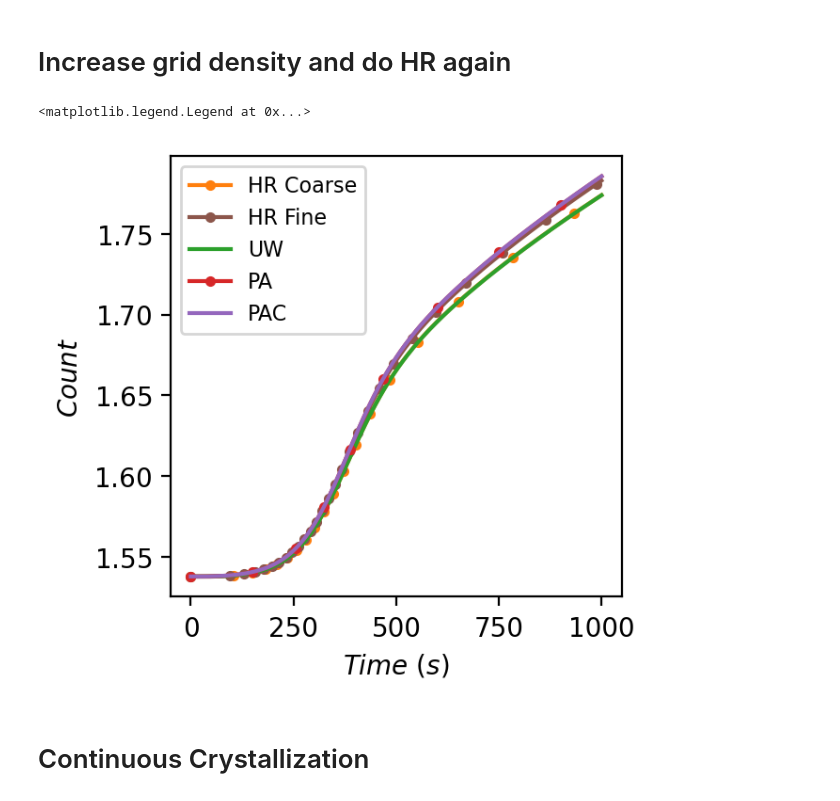
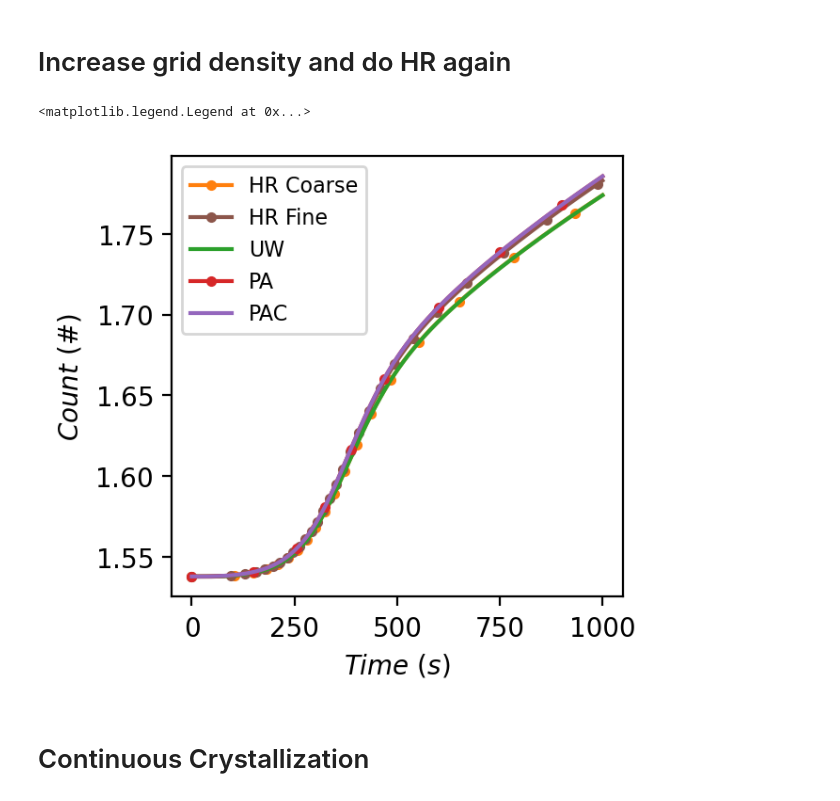
Before and after one commit to wuyuanyi135/Population_array_demonstration_code, a Jupyter notebook: concentration dependent growth.ipynb, the cells around one changed output. Saved outputs shown, nothing was run; the diff lists cells and outputs as text; code cells hidden in the pictures.

```diff
--- a/concentration dependent growth.ipynb
+++ b/concentration dependent growth.ipynb
@@ -376,18 +376,18 @@ ts_hr_hd, cs_hr_hd, vs_hr_hd, cnt_hr_hd = hr_hd_simulation()
 # %%
 fig, ax = plt.subplots(figsize=(3.1, 3.1), dpi=200)
 ax.plot(ts_hr, cnt_hr, 'C1.-',label="HR Coarse",markevery=150)
 ax.plot(ts_hr_hd, cnt_hr_hd, 'C5.-',label="HR Fine",markevery=500)
 
 ax.plot(ts_uw, cnt_uw, 'C2',label="UW")
 ax.plot(ts_pa, cnt_pa, 'C3.-',label="PA",markevery=150)
 ax.plot(ts_pac, cnt_pac, 'C4',label="PAC")
 ax.set_xlabel("$Time\ (s)$")
-ax.set_ylabel("$Count$")
+ax.set_ylabel("$Count\ (\#)$")
 ax.ticklabel_format(axis='y', style='scientific', useMathText=True, useOffset=True, scilimits=(-3, 3))
 ax.legend(fontsize=8)
 # %% [output]
 <matplotlib.legend.Legend at 0x...>
-[figure, old version]
+[figure, new version]
 # %%
 save_fig(fig, "size_dependent_batch_count_profile")
 # %% [markdown]
```
Also changed, not shown: 1 other file.
